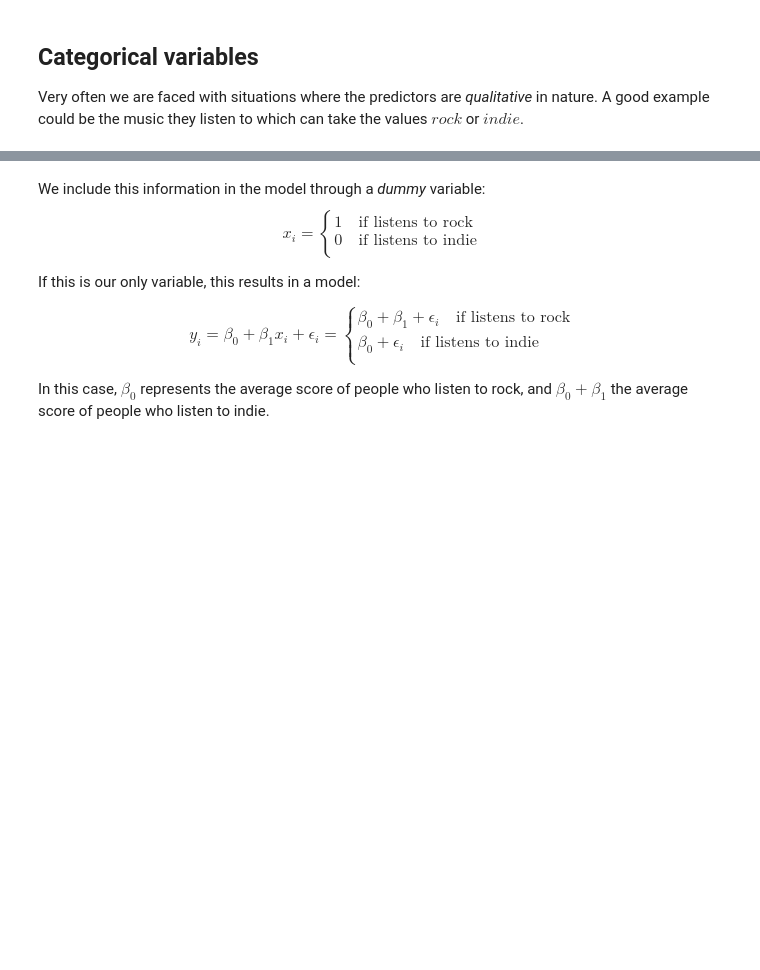
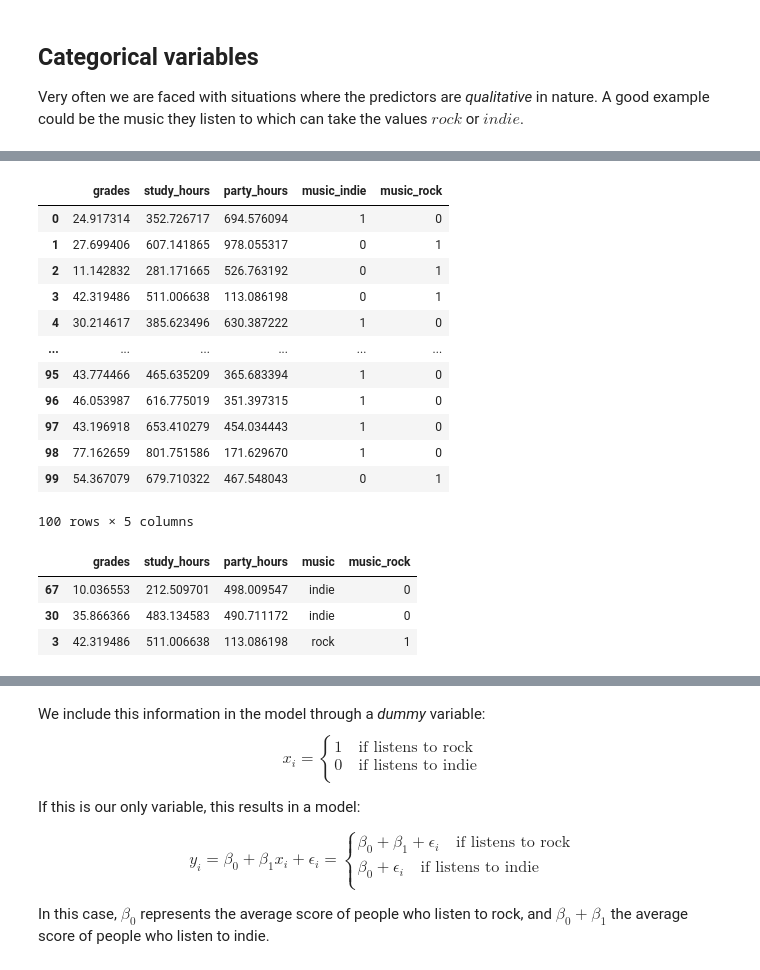
Before and after one commit to Ironhack-data-bcn-oct-2022/lectures, a Jupyter notebook: week-6/02 - Linear regression.ipynb, the cells around one changed output, grey strips where cells are left out. Drawn from its saved outputs; the diff is of its cells as text; code cells hidden in the pictures; blank space fills up the shorter version.

```diff
--- a/week-6/02 - Linear regression.ipynb
+++ b/week-6/02 - Linear regression.ipynb
@@ -629,0 +773,2 @@ Very often we are faced with situations where the predictors are *qualitative* i
+# %%
+data["music"] = np.random.choice(["indie", "rock"], num_grades)
@@ -629,0 +796,16 @@ Very often we are faced with situations where the predictors are *qualitative* i
+# %%
+pd.get_dummies(data)
+# %% [output]
+|  | grades | study_hours | party_hours | music_indie | music_rock |
+| 0 | 24.917314 | 352.726717 | 694.576094 | 1 | 0 |
+| 1 | 27.699406 | 607.141865 | 978.055317 | 0 | 1 |
+| 2 | 11.142832 | 281.171665 | 526.763192 | 0 | 1 |
+| 3 | 42.319486 | 511.006638 | 113.086198 | 0 | 1 |
+| 4 | 30.214617 | 385.623496 | 630.387222 | 1 | 0 |
+| ... | ... | ... | ... | ... | ... |
+| 95 | 43.774466 | 465.635209 | 365.683394 | 1 | 0 |
+| 96 | 46.053987 | 616.775019 | 351.397315 | 1 | 0 |
+| 97 | 43.196918 | 653.410279 | 454.034443 | 1 | 0 |
+| 98 | 77.162659 | 801.751586 | 171.629670 | 1 | 0 |
+| 99 | 54.367079 | 679.710322 | 467.548043 | 0 | 1 |
+100 rows × 5 columns
@@ -629,0 +814,7 @@ Very often we are faced with situations where the predictors are *qualitative* i
+# %%
+data.sample(3)
+# %% [output]
+|  | grades | study_hours | party_hours | music | music_rock |
+| 67 | 10.036553 | 212.509701 | 498.009547 | indie | 0 |
+| 30 | 35.866366 | 483.134583 | 490.711172 | indie | 0 |
+| 3 | 42.319486 | 511.006638 | 113.086198 | rock | 1 |
```
Also changed, not shown: parts of 41 cells of this notebook.
